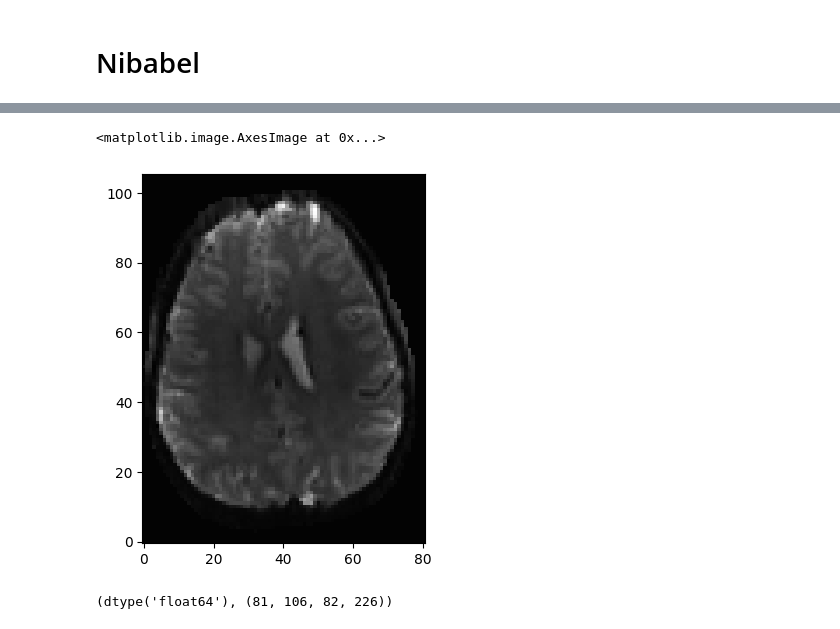
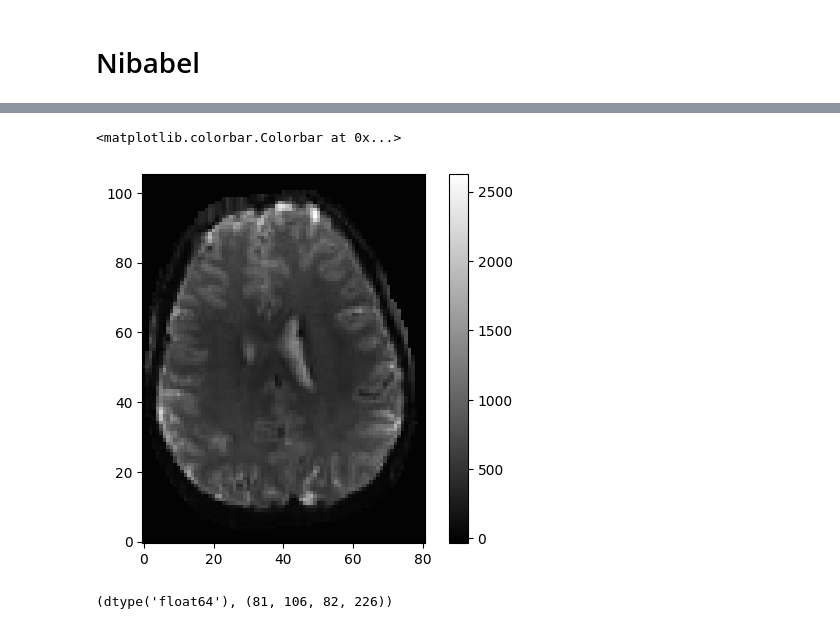
Before and after one commit to ab126/ELEC-576, a Jupyter notebook: Project/process_destroyer.ipynb, the cells around one changed output, grey strips where cells are left out. Cells and saved outputs as stored; diff of their text form; code cells hidden in the pictures.

```diff
--- a/Project/process_destroyer.ipynb
+++ b/Project/process_destroyer.ipynb
@@ -42,12 +52,13 @@ KeyboardInterrupt:
 # %%
 import matplotlib.pyplot as plt
 
 
-f_img_data = img_file.get_fdata()
-plt.imshow(f_img_data[:,:, 53, 0].T, cmap='gray', origin='lower') # Transposing gives MNI coord system
+orig_img_data = img_file.get_fdata()
+plt.imshow(orig_img_data[:,:, 53, 0].T, cmap='gray', origin='lower') # Transposing gives MNI coord system
+plt.colorbar()
 # %% [output]
-<matplotlib.image.AxesImage at 0x...>
+<matplotlib.colorbar.Colorbar at 0x...>
-[figure, old version]
+[figure, new version]
 # %%
 f_img_data.dtype, f_img_data.shape
 # %% [output]
```
Also changed, not shown: parts of 31 cells of this notebook, 2 other files.
